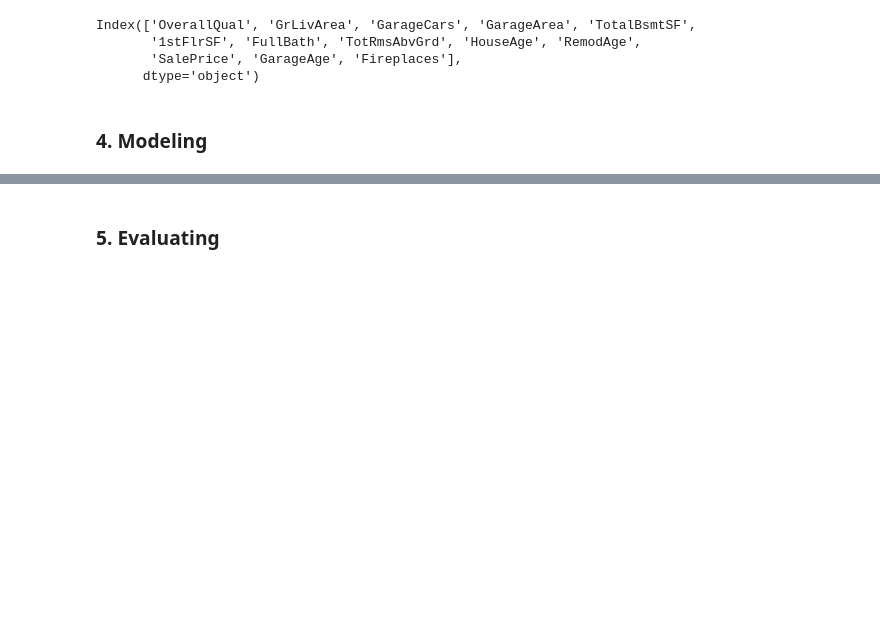
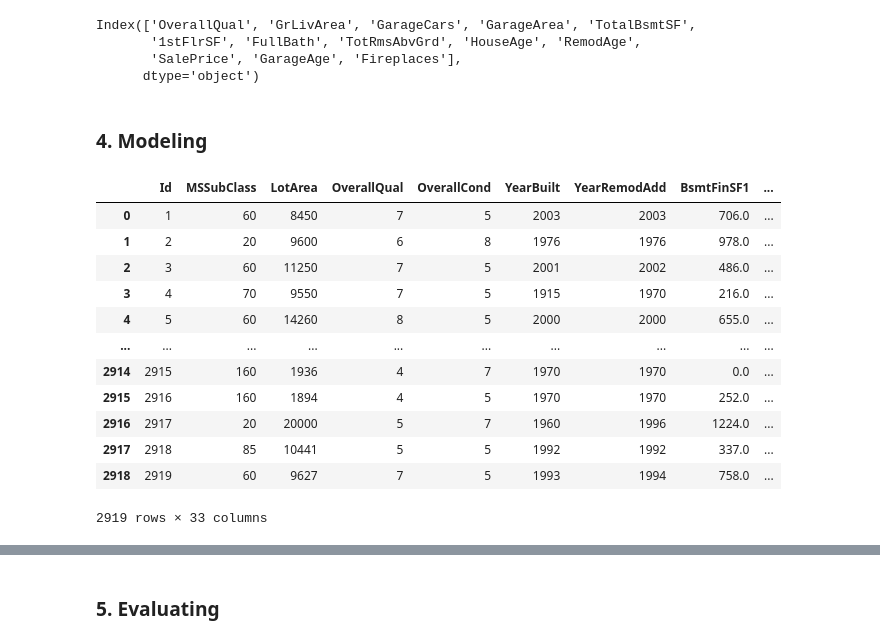
Before and after one commit to ehfreitas/Main-tmp, a Jupyter notebook: 01. Data Anaysis Process Project/Project 01.ipynb, the cells around one changed output, grey strips where cells are left out. Drawn from its saved outputs; the diff is of its cells as text; code cells hidden in the pictures; blank space fills up the shorter version.

```diff
--- a/01. Data Anaysis Process Project/Project 01.ipynb
+++ b/01. Data Anaysis Process Project/Project 01.ipynb
@@ -1454,6 +1454,22 @@ Index(['OverallQual', 'GrLivArea', 'GarageCars', 'GarageArea', 'TotalBsmtSF',
       dtype='object')
 # %% [markdown]
 ### 4. Modeling
+# %%
+df.drop(['Alley','FireplaceQu','PoolQC','Fence','MiscFeature','MSZoning','Street','LotShape','LandContour','Utilities','LotConfig','SaleType','SaleCondition','LandSlope','Neighborhood','Condition1','Condition2','BldgType','HouseStyle','RoofStyle','RoofMatl','Exterior1st','Exterior2nd','MasVnrType','ExterQual','ExterCond','Foundation','BsmtQual','BsmtCond','BsmtExposure','GarageType','GarageYrBlt','GarageFinish','GarageQual','GarageCond','BsmtFinType1','BsmtFinType2','LotFrontage','MasVnrArea','GarageCars','Functional','KitchenQual','BsmtFullBath','BsmtHalfBath','BsmtFinType1','BsmtFinSF2','BsmtUnfSF','Electrical','Heating','HeatingQC','CentralAir','PavedDrive'],axis=1)
+# %% [output]
+|  | Id | MSSubClass | LotArea | OverallQual | OverallCond | YearBuilt | YearRemodAdd | BsmtFinSF1 | ... |
+| 0 | 1 | 60 | 8450 | 7 | 5 | 2003 | 2003 | 706.0 | ... |
+| 1 | 2 | 20 | 9600 | 6 | 8 | 1976 | 1976 | 978.0 | ... |
+| 2 | 3 | 60 | 11250 | 7 | 5 | 2001 | 2002 | 486.0 | ... |
+| 3 | 4 | 70 | 9550 | 7 | 5 | 1915 | 1970 | 216.0 | ... |
+| 4 | 5 | 60 | 14260 | 8 | 5 | 2000 | 2000 | 655.0 | ... |
+| ... | ... | ... | ... | ... | ... | ... | ... | ... | ... |
+| 2914 | 2915 | 160 | 1936 | 4 | 7 | 1970 | 1970 | 0.0 | ... |
+| 2915 | 2916 | 160 | 1894 | 4 | 5 | 1970 | 1970 | 252.0 | ... |
+| 2916 | 2917 | 20 | 20000 | 5 | 7 | 1960 | 1996 | 1224.0 | ... |
+| 2917 | 2918 | 85 | 10441 | 5 | 5 | 1992 | 1992 | 337.0 | ... |
+| 2918 | 2919 | 60 | 9627 | 7 | 5 | 1993 | 1994 | 758.0 | ... |
+2919 rows × 33 columns
 # %%
 import numpy as np
 import pandas as pd
```
Also changed, not shown: parts of 7 cells of this notebook, 1 other file.
